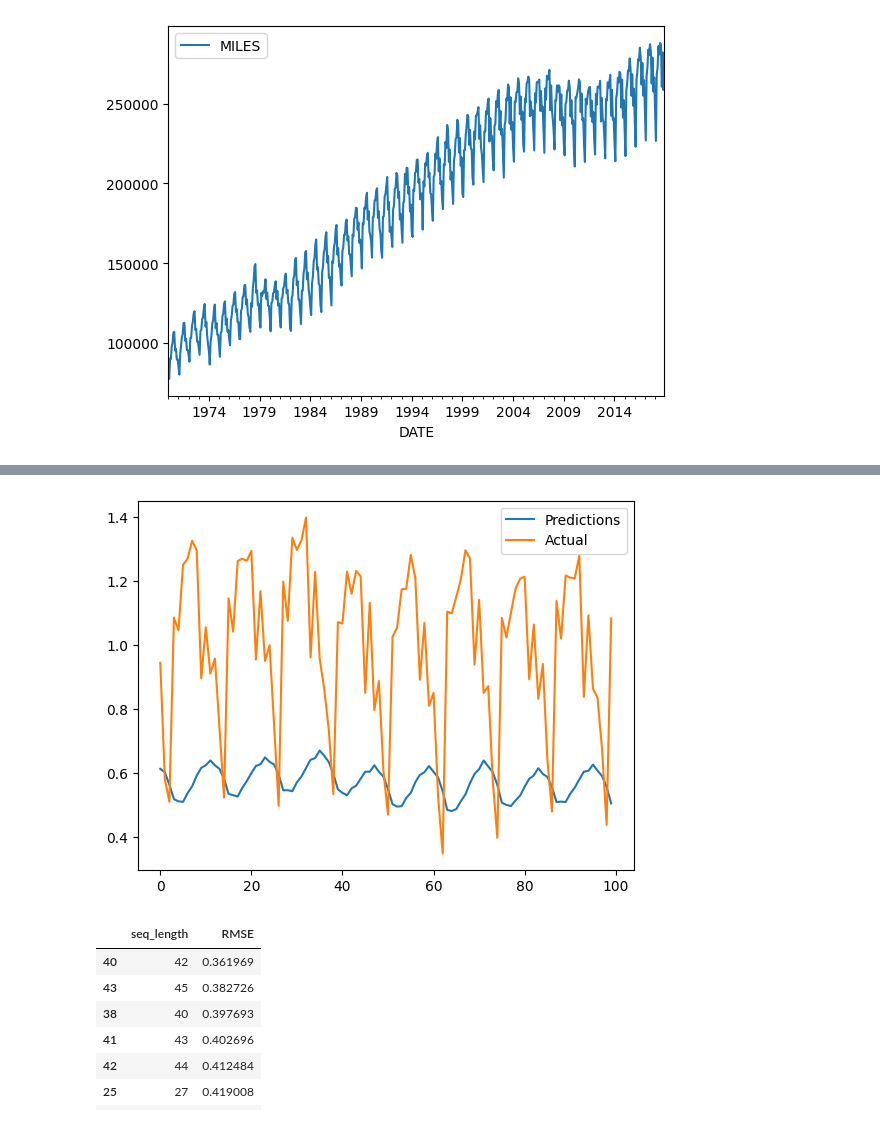
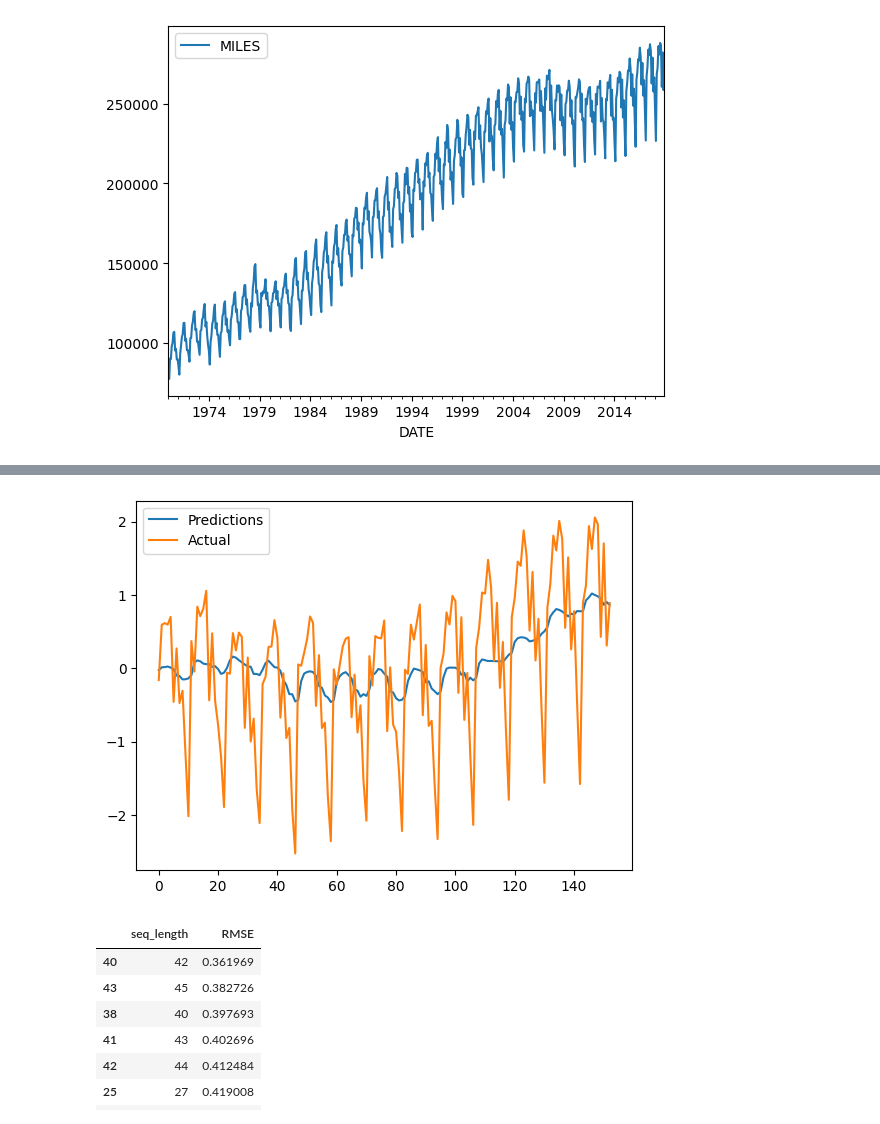
Before and after one commit to Adnan525/sc_a1, a Jupyter notebook: task4.ipynb, the cells around one changed output, grey strips where cells are left out. Saved outputs shown, nothing was run; the diff lists cells and outputs as text; code cells hidden in the pictures.

```diff
--- a/task4.ipynb
+++ b/task4.ipynb
@@ -248,7 +248,8 @@ train_data, test_data = train_test_split(df_miles, test_size=0.3, shuffle=False)
 # %%
 scaler = StandardScaler()
 train_data["MILES"] = scaler.fit_transform(train_data[["MILES"]])
-test_data["MILES"] = scaler.transform(test_data[["MILES"]])
+# %%
+test_data["MILES"] = scaler.fit_transform(test_data[["MILES"]])
 # %%
 # train_data, test_data = train_test_split(df_miles, test_size=0.3, shuffle=False)
 # def create_sequences(data, sequence_length):
@@ -351,5 +366,5 @@ Root Mean Squared Error (RMSE): 254644.91224567968
 # %%
 predictions = model.predict(X_test).flatten()
-train_results = pd.DataFrame({"Train Predictions": train_predictions, "Actuals": y_test.flatten()})
+train_results = pd.DataFrame({"Predictions": predictions, "Actuals": y_test.flatten()})
 train_results
 # %% [output]
@@ -370,8 +385,8 @@ train_results
 # %%
-plt.plot(train_results["Train Predictions"][:100], label = "Predictions")
-plt.plot(train_results["Actuals"][:100], label = "Actual")
+plt.plot(train_results["Predictions"], label = "Predictions")
+plt.plot(train_results["Actuals"], label = "Actual")
 plt.legend()
 plt.show()
 # %% [output]
-[figure, old version]
+[figure, new version]
 # %%
```
Also changed, not shown: parts of 9 cells of this notebook.
